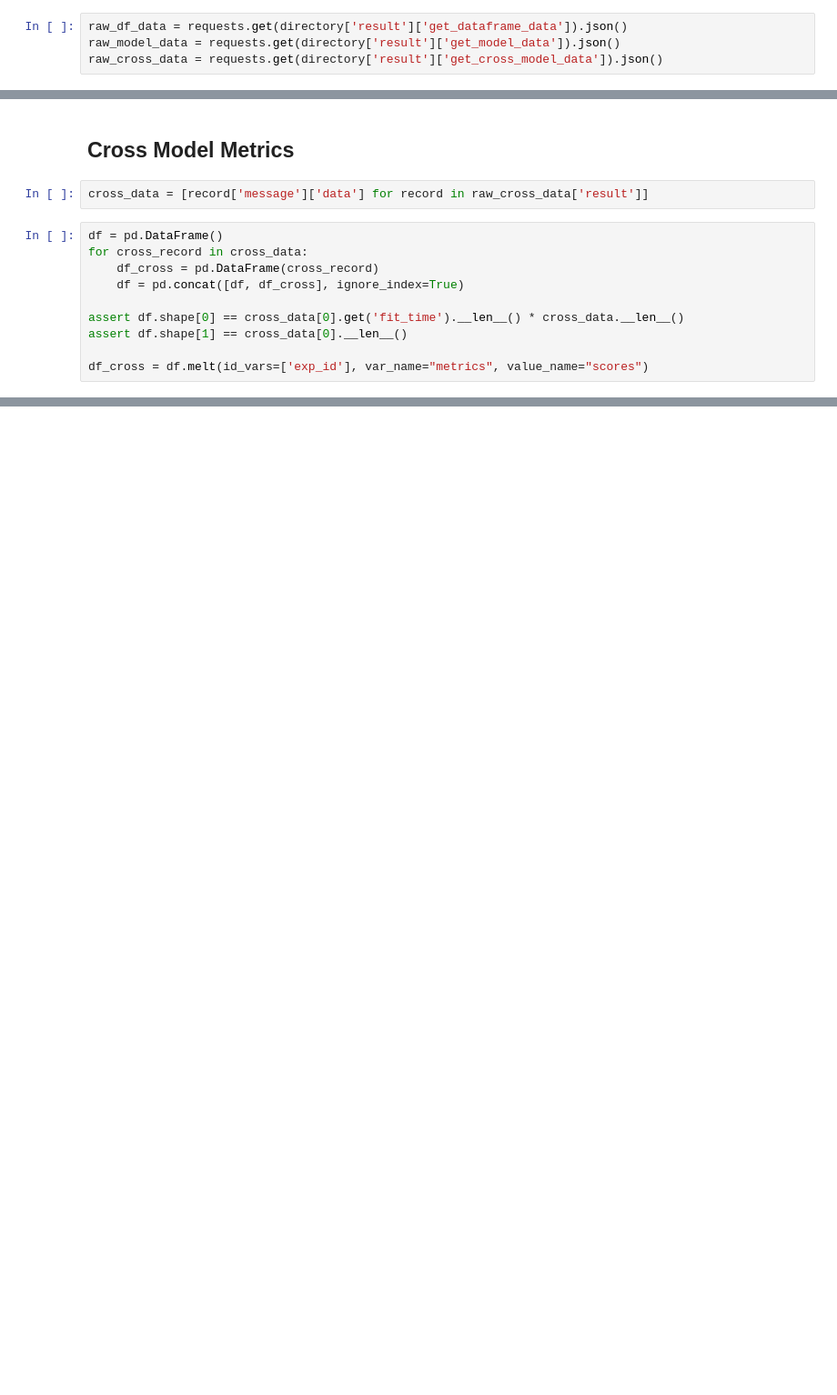
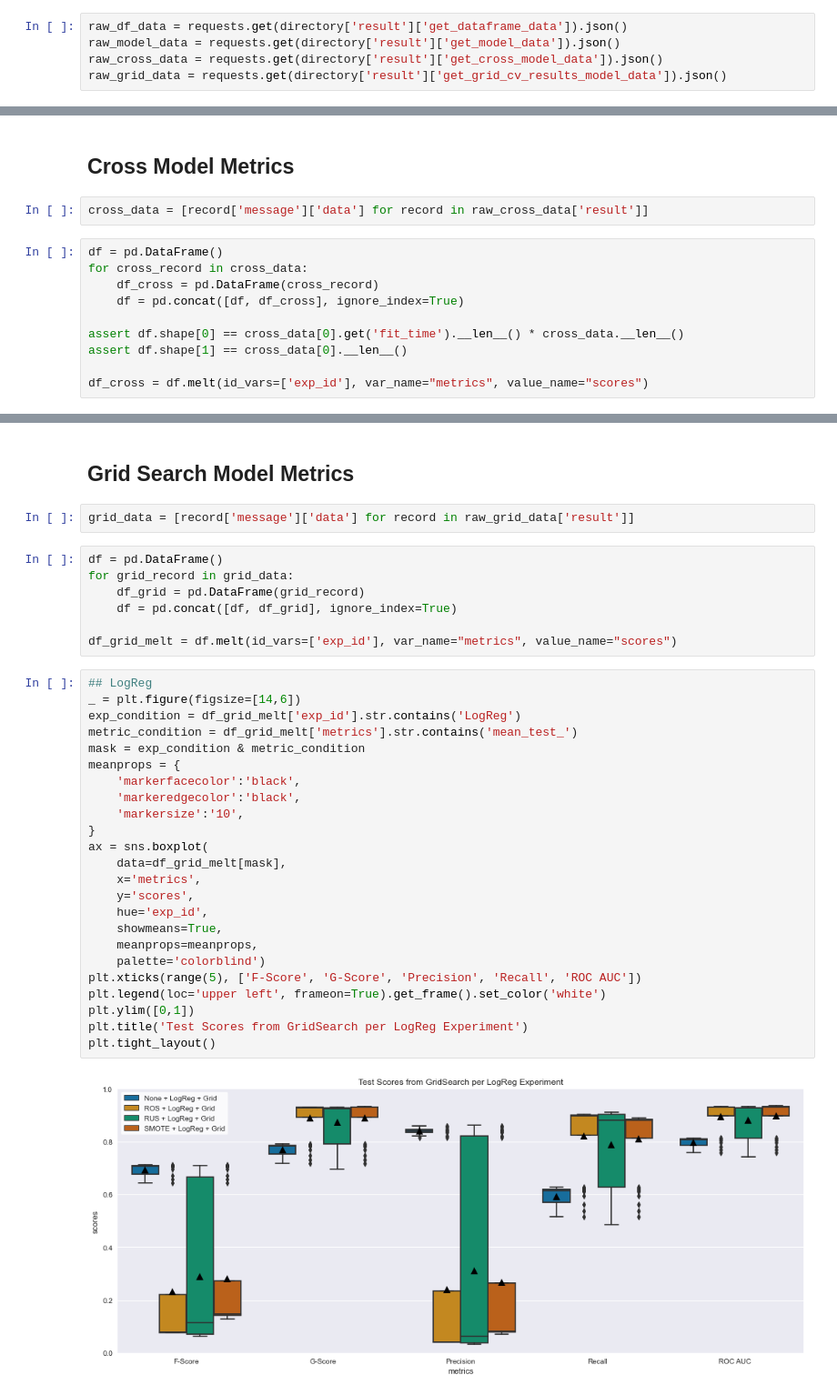
Before and after one commit to gerardovitale/fraud-detection, a Jupyter notebook: notebooks/src/explore_visualizations.ipynb, the cells around one changed output, grey strips where cells are left out. Shown at 91% size. Cells and saved outputs as stored; diff of their text form; blank space fills up the shorter version.

Commit message:
visualization added for grid search exp, especifically for cv_results

```diff
--- a/notebooks/src/explore_visualizations.ipynb
+++ b/notebooks/src/explore_visualizations.ipynb
@@ -27,6 +28,7 @@ else:
 raw_df_data = requests.get(directory['result']['get_dataframe_data']).json()
 raw_model_data = requests.get(directory['result']['get_model_data']).json()
 raw_cross_data = requests.get(directory['result']['get_cross_model_data']).json()
+raw_grid_data = requests.get(directory['result']['get_grid_cv_results_model_data']).json()
 # %% [markdown]
 ## Data Metrics <a class="anchor" id="1-bullet"></a>
 # %%
@@ -230,3 +232,40 @@ plt.tight_layout()
 # %% [output]
 [figure]
 [figure]
+# %% [markdown]
+## Grid Search Model Metrics <a class="anchor" id="4-bullet"></a>
+# %%
+grid_data = [record['message']['data'] for record in raw_grid_data['result']]
+# %%
+df = pd.DataFrame()
+for grid_record in grid_data:
+    df_grid = pd.DataFrame(grid_record)
+    df = pd.concat([df, df_grid], ignore_index=True)
+
+df_grid_melt = df.melt(id_vars=['exp_id'], var_name="metrics", value_name="scores")
+# %%
+## LogReg
+_ = plt.figure(figsize=[14,6])
+exp_condition = df_grid_melt['exp_id'].str.contains('LogReg')
+metric_condition = df_grid_melt['metrics'].str.contains('mean_test_')
+mask = exp_condition & metric_condition
+meanprops = {
+    'markerfacecolor':'black',
+    'markeredgecolor':'black',
+    'markersize':'10',
+}
+ax = sns.boxplot(
+    data=df_grid_melt[mask],
+    x='metrics',
+    y='scores',
+    hue='exp_id',
+    showmeans=True,
+    meanprops=meanprops,
+    palette='colorblind')
+plt.xticks(range(5), ['F-Score', 'G-Score', 'Precision', 'Recall', 'ROC AUC'])
+plt.legend(loc='upper left', frameon=True).get_frame().set_color('white')
+plt.ylim([0,1])
+plt.title('Test Scores from GridSearch per LogReg Experiment')
+plt.tight_layout()
+# %% [output]
+[figure, added]
```
Also changed, not shown: parts of 7 cells of this notebook.
